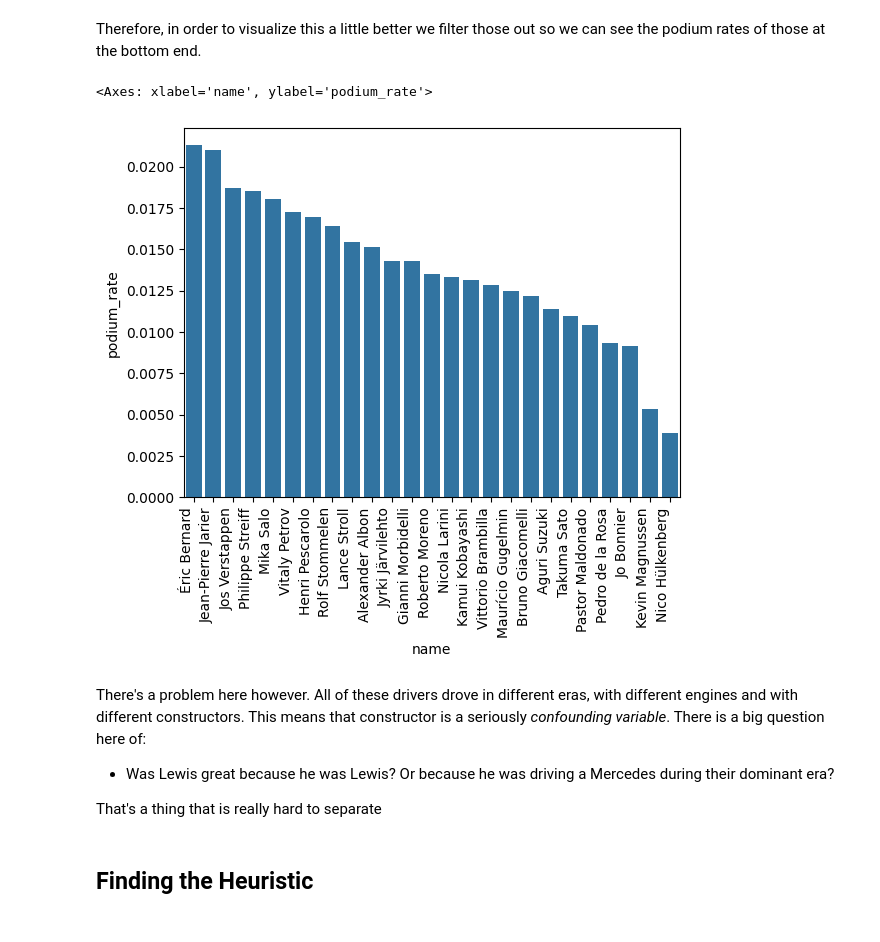
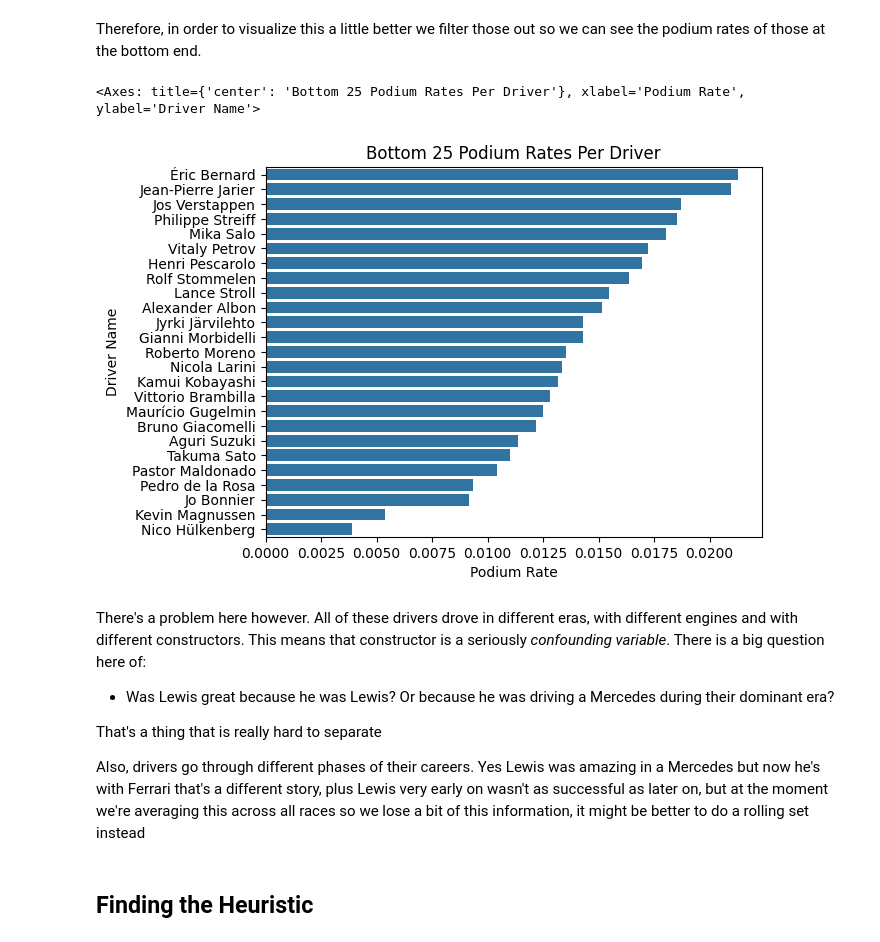
Before and after one commit to DaveAhearne/F1Prediction, a Jupyter notebook: F1Predictor.ipynb, the cells around one changed output. Drawn from its saved outputs; the diff is of its cells as text; code cells hidden in the pictures.

```diff
--- a/F1Predictor.ipynb
+++ b/F1Predictor.ipynb
@@ -361,16 +364,21 @@ Number of drivers who never had a podium: 91
 # %% [markdown]
 Therefore, in order to visualize this a little better we filter those out so we can see the podium rates of those at the bottom end.
 # %%
-plt.xticks(rotation=90, ha='right')
-sns.barplot(min_24_races_driver_position_df[min_24_races_driver_position_df["podium_rate"] > 0][-25:], x="name", y="podium_rate")
+plt.title("Bottom 25 Podium Rates Per Driver")
+plt.xlabel("Podium Rate")
+plt.ylabel("Driver Name")
+
+sns.barplot(min_24_races_driver_position_df[min_24_races_driver_position_df["podium_rate"] > 0][-25:], x="podium_rate", y="name")
 # %% [output]
-<Axes: xlabel='name', ylabel='podium_rate'>
+<Axes: title={'center': 'Bottom 25 Podium Rates Per Driver'}, xlabel='Podium Rate', ylabel='Driver Name'>
-[figure, old version]
+[figure, new version]
 # %% [markdown]
 There's a problem here however. All of these drivers drove in different eras, with different engines and with different constructors. This means that constructor is a seriously *confounding variable*. There is a big question here of:
 - Was Lewis great because he was Lewis? Or because he was driving a Mercedes during their dominant era?
 
 That's a thing that is really hard to separate
+
+Also, drivers go through different phases of their careers. Yes Lewis was amazing in a Mercedes but now he's with Ferrari that's a different story, plus Lewis very early on wasn't as successful as later on, but at the moment we're averaging this across all races so we lose a bit of this information, it might be better to do a rolling set instead
 # %% [markdown]
 ## Finding the Heuristic
 # %%
```
Also changed, not shown: parts of 1 cell of this notebook.
